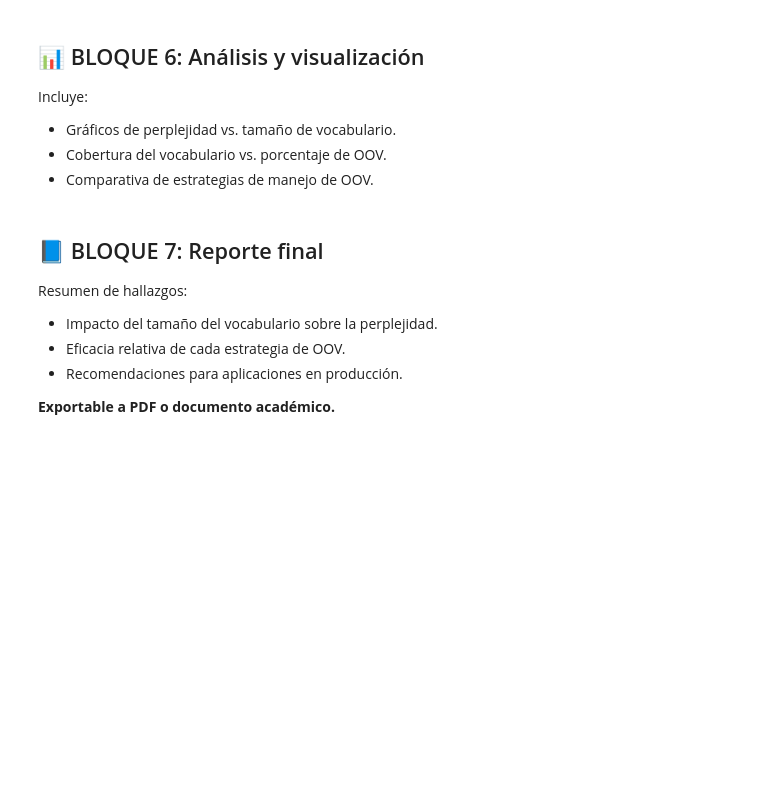
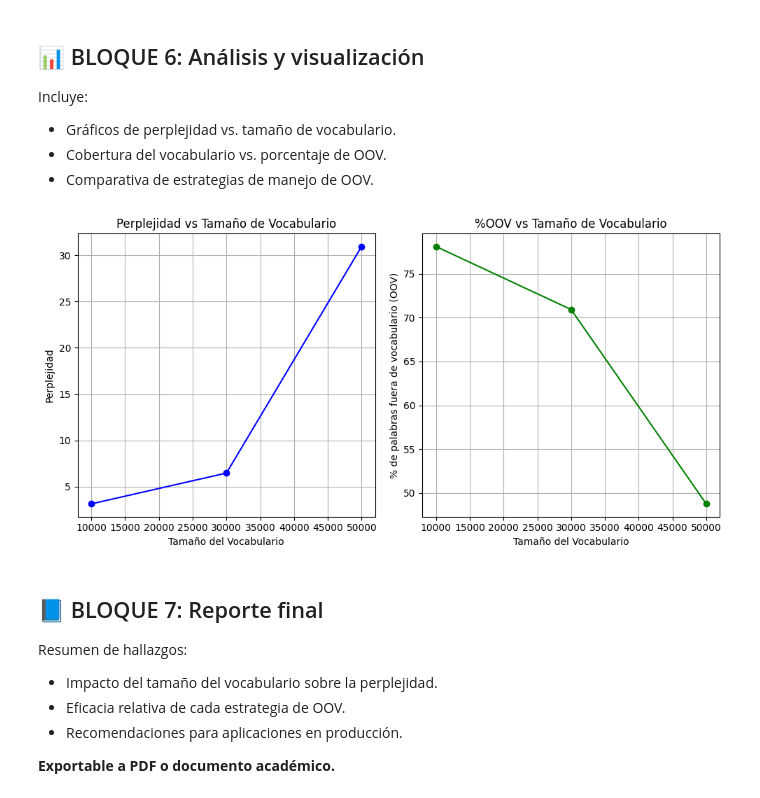
Before and after one commit to MarceloLZR/nlp-proyecto-6, a Jupyter notebook: Evaluacion_LSTM.ipynb, the cells around one changed output. Cells and saved outputs as stored; diff of their text form; code cells hidden in the pictures; blank space fills up the shorter version.

Commit message:
Bloque 6- grafico final

```diff
--- a/Evaluacion_LSTM.ipynb
+++ b/Evaluacion_LSTM.ipynb
@@ -468,6 +483,35 @@ Incluye:
 - Gráficos de perplejidad vs. tamaño de vocabulario.
 - Cobertura del vocabulario vs. porcentaje de OOV.
 - Comparativa de estrategias de manejo de OOV.
+# %%
+import matplotlib.pyplot as plt
+
+# Datos obtenidos del BLOQUE 5
+vocab_sizes = [10_000, 30_000, 50_000]
+perplexities = [3.13, 6.46, 30.96]
+oov_percentages = [78.12, 70.93, 48.75]
+
+# Crear gráfico de Perplejidad vs Tamaño de Vocabulario
+plt.figure(figsize=(10, 5))
+plt.subplot(1, 2, 1)
+plt.plot(vocab_sizes, perplexities, marker='o', color='blue')
+plt.title("Perplejidad vs Tamaño de Vocabulario")
+plt.xlabel("Tamaño del Vocabulario")
+plt.ylabel("Perplejidad")
+plt.grid(True)
+
+# Crear gráfico de %OOV vs Tamaño de Vocabulario
+plt.subplot(1, 2, 2)
+plt.plot(vocab_sizes, oov_percentages, marker='o', color='green')
+plt.title("%OOV vs Tamaño de Vocabulario")
+plt.xlabel("Tamaño del Vocabulario")
+plt.ylabel("% de palabras fuera de vocabulario (OOV)")
+plt.grid(True)
+
+plt.tight_layout()
+plt.show()
+# %% [output]
+[figure, added]
 # %% [markdown]
 ## 📘 BLOQUE 7: Reporte final
 
```
Also changed, not shown: parts of 6 cells of this notebook.
